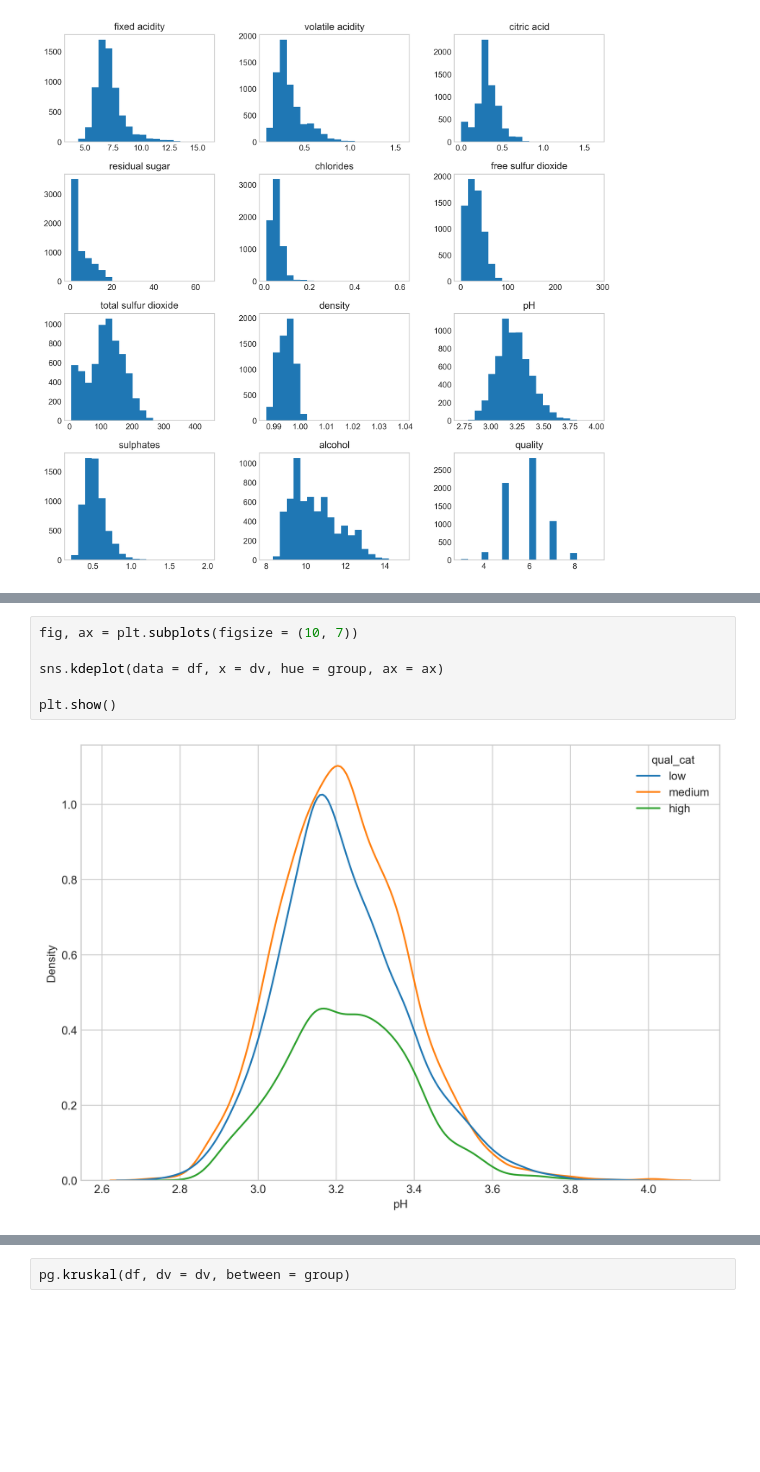
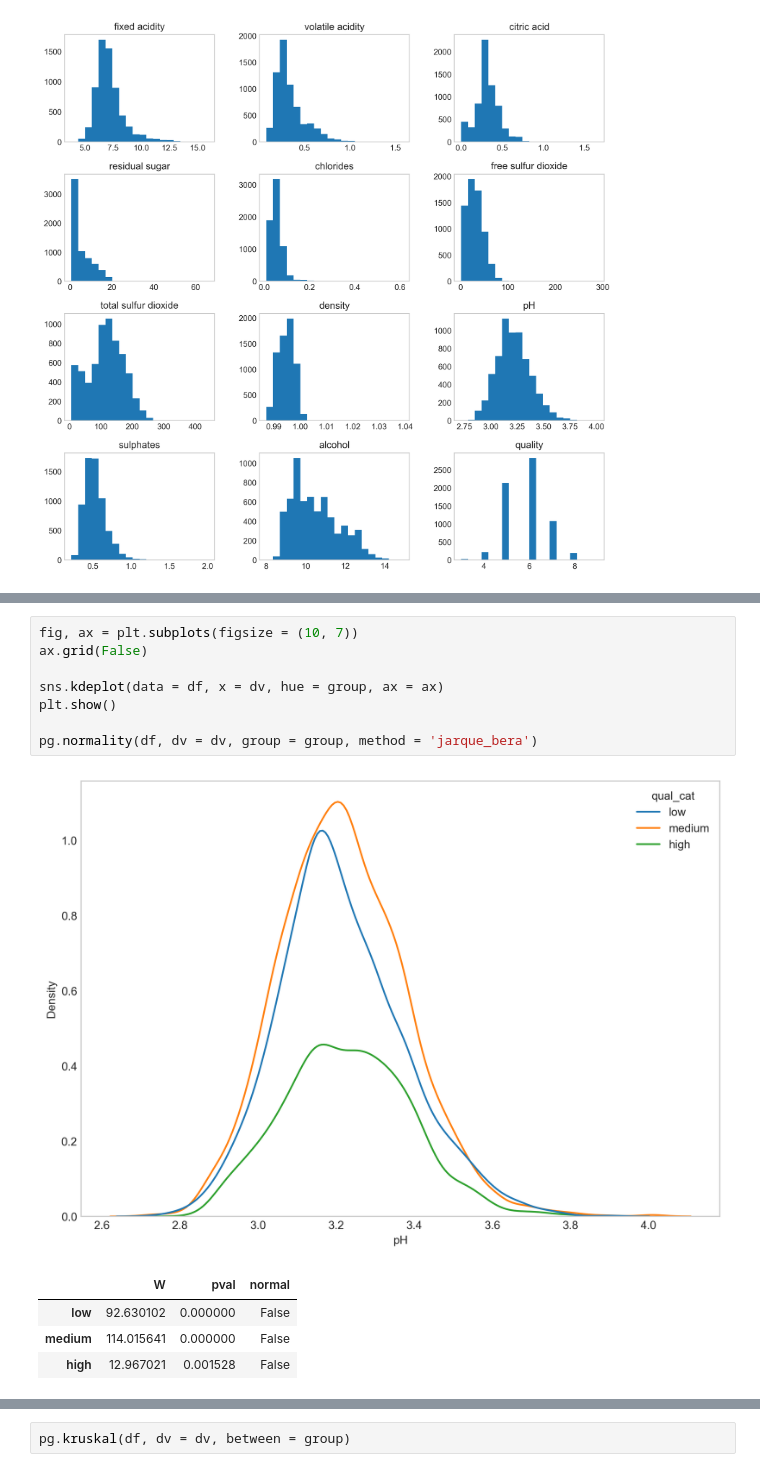
Before and after one commit to derevirn/hypothesis-test, a Jupyter notebook: hypothesis.ipynb, the cells around one changed output, grey strips where cells are left out. Cells and saved outputs as stored; diff of their text form; blank space fills up the shorter version.

```diff
--- a/hypothesis.ipynb
+++ b/hypothesis.ipynb
@@ -47,8 +64,14 @@ plt.show()
 # %%
 fig, ax = plt.subplots(figsize = (10, 7))
+ax.grid(False)
 
 sns.kdeplot(data = df, x = dv, hue = group, ax = ax)
+plt.show()
 
-plt.show()
+pg.normality(df, dv = dv, group = group, method = 'jarque_bera')
 # %% [output]
 [figure]
+|  | W | pval | normal |
+| low | 92.630102 | 0.000000 | False |
+| medium | 114.015641 | 0.000000 | False |
+| high | 12.967021 | 0.001528 | False |
```
Also changed, not shown: parts of 11 cells of this notebook, 1 other file.
